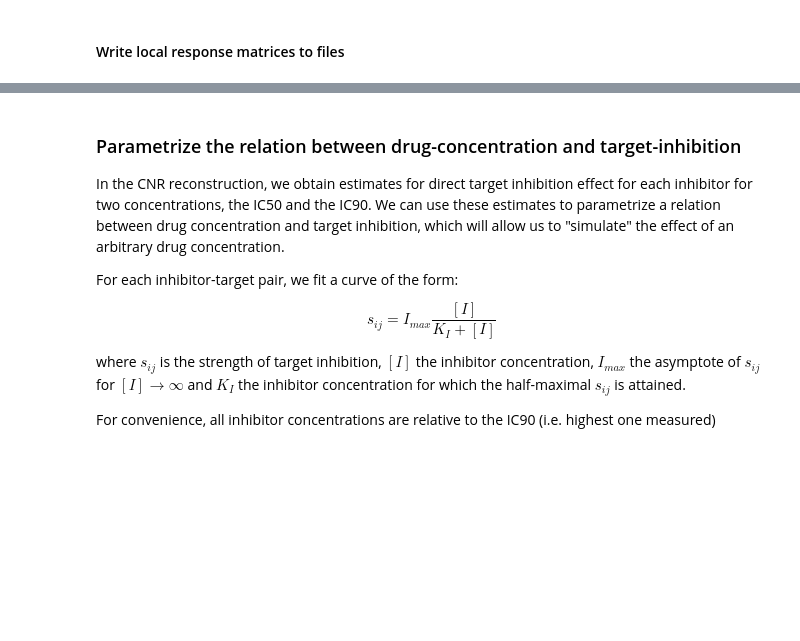
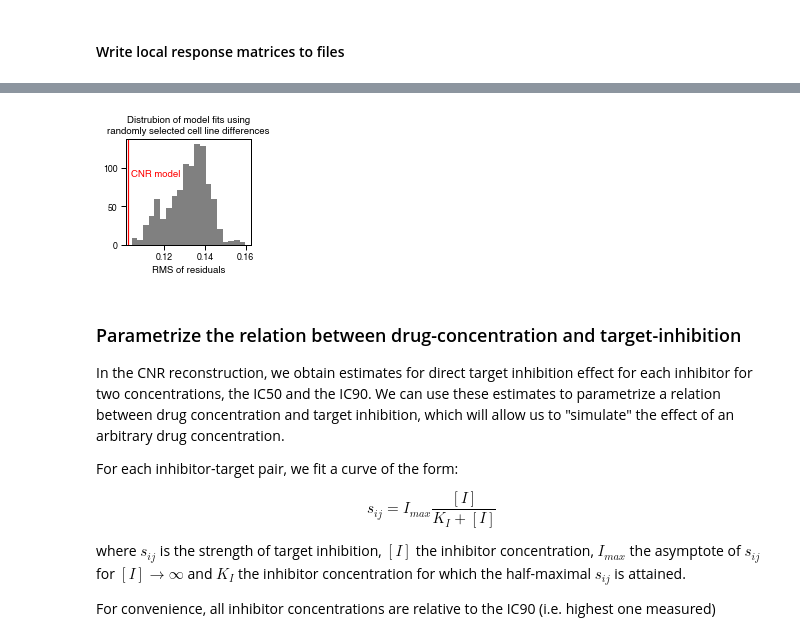
Before and after one commit to evertbosdriesz/cnr-selective-combos, a Jupyter notebook: python/cnr-mcf10a-pi3k.ipynb, the cells around one changed output, grey strips where cells are left out. Drawn from its saved outputs; the diff is of its cells as text; code cells hidden in the pictures; blank space fills up the shorter version.

```diff
--- a/python/cnr-mcf10a-pi3k.ipynb
+++ b/python/cnr-mcf10a-pi3k.ipynb
@@ -676,3 +814,15 @@ sol.rloc["pi3k"].to_csv("../results/perturbations/cnr/pi3k-rloc.csv")
+# %%
+sns.set_context('paper')
+plt.figure(figsize=(2.5, 2.5))
+plt.hist(mssr_random_dev, bins=20, color="gray");
+plt.axvline(sol.mssr, color='red');
+plt.xlabel("RMS of residuals");
+plt.title("Distrubion of model fits using\nrandomly selected cell line differences");
+plt.text(sol.mssr+0.0015, 90, "CNR model", color='red')
+plt.tight_layout()
+plt.savefig("../figures/cnr/rms-random-diffrences.pdf")
+# %% [output]
+[figure, added]
 # %% [markdown]
 ### Parametrize the relation between drug-concentration and target-inhibition
 
```
Also changed, not shown: parts of 15 cells of this notebook, 29 other files.
